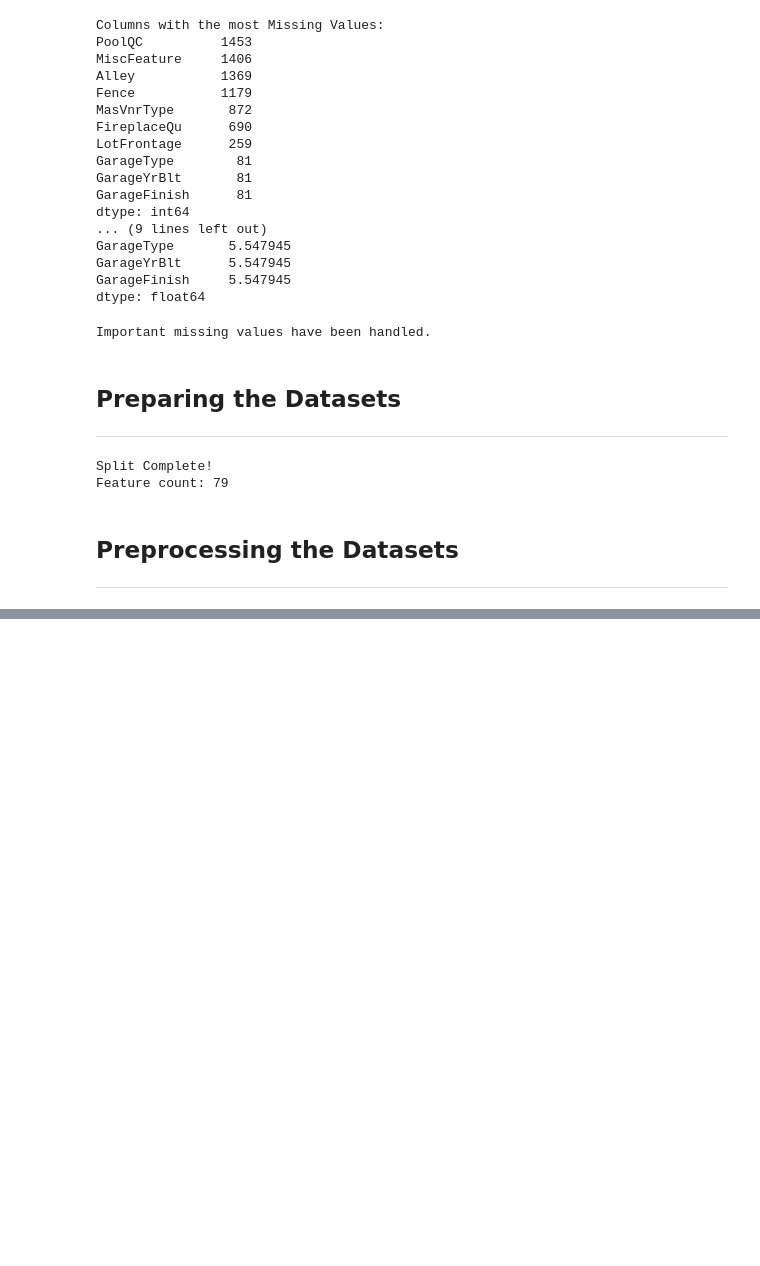
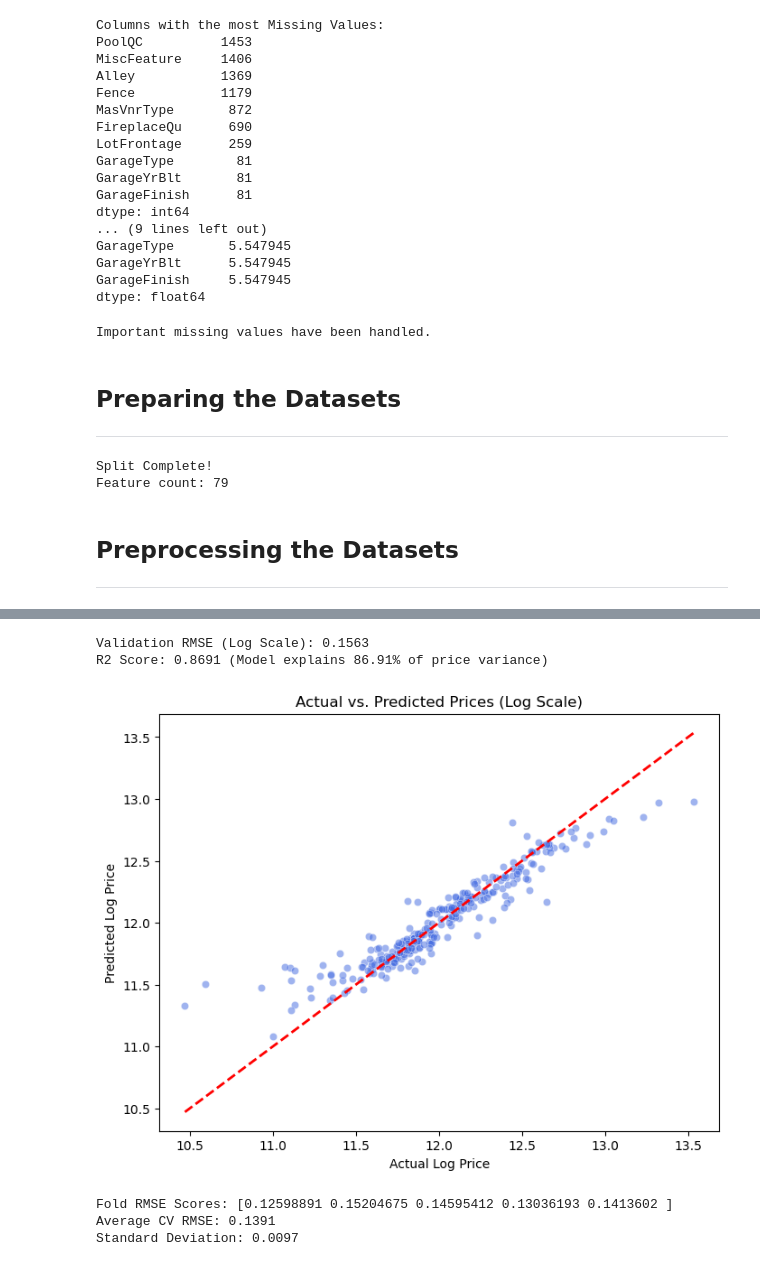
Before and after one commit to ArsalanHashmi777/Titanic, a Jupyter notebook: House-Price-Regression/house-price_model.ipynb, the cells around one changed output, grey strips where cells are left out. Saved outputs shown, nothing was run; the diff lists cells and outputs as text; code cells hidden in the pictures; blank space fills up the shorter version.

```diff
--- a/House-Price-Regression/house-price_model.ipynb
+++ b/House-Price-Regression/house-price_model.ipynb
@@ -314,0 +274,68 @@ def run_hyperparameter_tuning(X, y):
+# %%
+"""Random Forest Regressor Validation and Cross-Validation"""
+
+# --- STEP 1: MANUALLY CONFIGURE THE BEST ESTIMATOR TO PREVENT OVERFITTING ---
+rf_model = RandomForestRegressor(
+    n_estimators=300,  # Number of trees in the forest
+    max_depth=None,      # Limit the depth of each tree to prevent overfitting
+    min_samples_split=2,  # Minimum samples required to split an internal node
+    max_features='sqrt',  # Number of features to consider when looking for the best split
+    random_state=42,      # For reproducibility
+    n_jobs=-1           # Use all available CPU cores for faster training
+)
+
+# --- STEP 2: BUILD THE PIPELINE ---
+rf_pipeline = get_preprocessing_pipeline(X_train_engineered, rf_model)
+
+# Split the engineered training data
+# Use random_state=42 so the results are consistent every time you run it
+X_val_train, X_val_test, y_val_train, y_val_test = train_test_split(
+    X_train_engineered, y_train, test_size=0.2, random_state=42
+)
+
+# --- STEP 3: TRAIN ON VALIDATION DATA ---
+rf_pipeline.fit(X_val_train, y_val_train)
+
+# Get predictions
+y_pred_log = rf_pipeline.predict(X_val_test)
+
+# --- STEP 4: EVALUATION METRICS ---
+# Calculate RMSE (Root Mean Squared Error) on the Log scale
+rmse_log = np.sqrt(mean_squared_error(y_val_test, y_pred_log))
+# Calculate R2 Score (Accuracy of the fit)
+r2 = r2_score(y_val_test, y_pred_log)
+
+print(f"Validation RMSE (Log Scale): {rmse_log:.4f}")
+print(f"R2 Score: {r2:.4f} (Model explains {r2*100:.2f}% of price variance)")
+
+# --- STEP 5: VISUALIZING PREDICTION ERROR ---
+plt.figure(figsize=(8, 6))
+sns.scatterplot(x=y_val_test, y=y_pred_log, alpha=0.5, color='royalblue')
+plt.plot([y_val_test.min(), y_val_test.max()], [y_val_test.min(), y_val_test.max()], 'r--', lw=2)
+plt.xlabel('Actual Log Price')
+plt.ylabel('Predicted Log Price')
+plt.title('Actual vs. Predicted Prices (Log Scale)')
+plt.show()
+
+"""
+Run cross-validation to ensure the 0.1395 RMSE is consistent
+across different 'slices' of the neighborhood data.
+"""
+
+# We use 'neg_mean_squared_error' because sklearn likes to maximize scores.
+# We then flip the sign and take the square root to get RMSE.
+cv_scores = cross_val_score(rf_pipeline, X_train_engineered, y_train,
+                            cv=5, scoring='neg_mean_squared_error')
+
+rmse_scores = np.sqrt(-cv_scores)
+
+print(f"Fold RMSE Scores: {rmse_scores}")
+print(f"Average CV RMSE: {rmse_scores.mean():.4f}")
+print(f"Standard Deviation: {rmse_scores.std():.4f}")
+# %% [output]
+Validation RMSE (Log Scale): 0.1563
+R2 Score: 0.8691 (Model explains 86.91% of price variance)
+[figure, added]
+Fold RMSE Scores: [0.12598891 0.15204675 0.14595412 0.13036193 0.1413602 ]
+Average CV RMSE: 0.1391
+Standard Deviation: 0.0097
```
Also changed, not shown: parts of 10 cells of this notebook, 1 other file.
